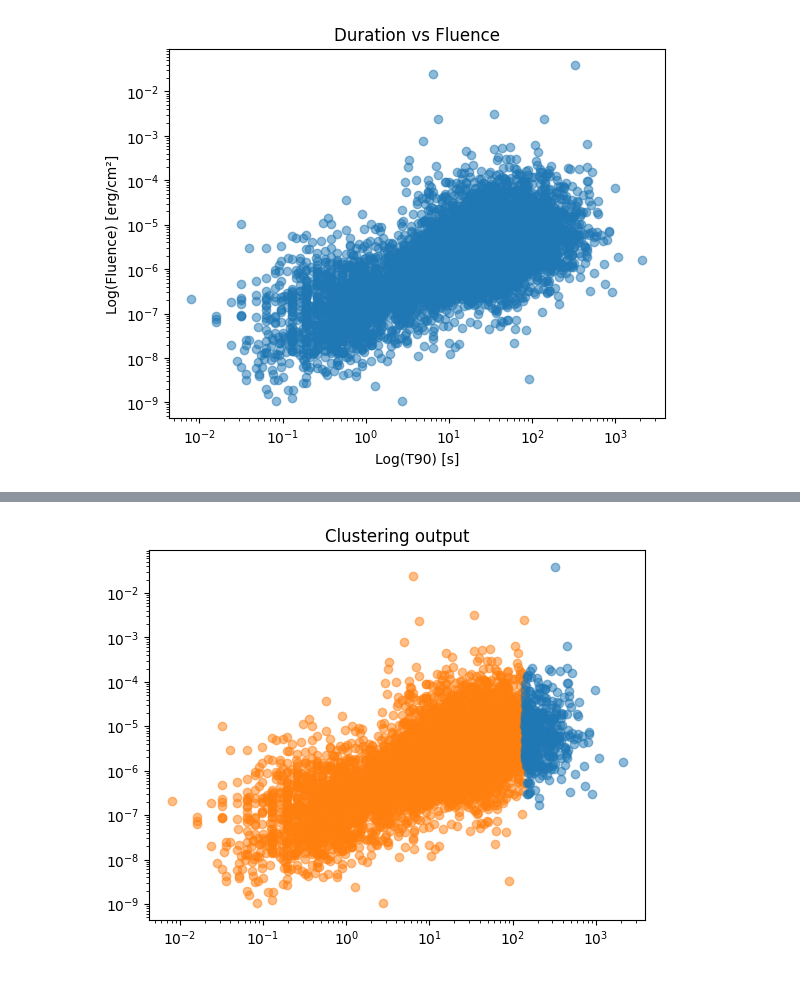
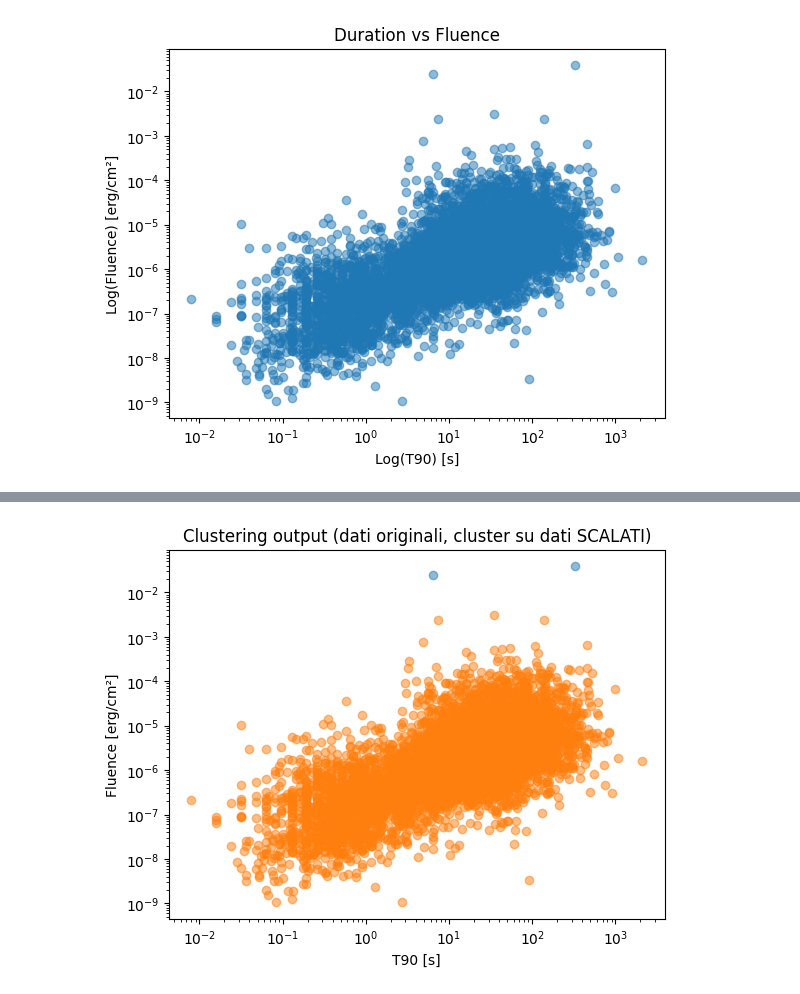
Before and after one commit to domvol/astrostatistics_bicocca_2025, a Jupyter notebook: Time_to_get_you_hands_dirty/L14_clustering.ipynb, the cells around one changed output, grey strips where cells are left out. Cells and saved outputs as stored; diff of their text form; code cells hidden in the pictures.

```diff
--- a/Time_to_get_you_hands_dirty/L14_clustering.ipynb
+++ b/Time_to_get_you_hands_dirty/L14_clustering.ipynb
@@ -86,18 +100,24 @@ Text(0.5, 1.0, 'Duration vs Fluence')
 # %%
 from sklearn.cluster import KMeans
 from sklearn import preprocessing
-clf = KMeans(n_clusters=2, n_init='auto') #Try 2 clusters to start with
-clf.fit(X)
-centers = clf.cluster_centers_ #location of the clusters
-labels = clf.predict(X) #labels for each of the points
 
-# plot the data color-coded by cluster id
+scaler = preprocessing.StandardScaler()
+X_scaled = scaler.fit_transform(X)  # QUI avviene il vero scaling
+
+clf = KMeans(n_clusters=2, n_init='auto')
+clf.fit(X_scaled)
+labels = clf.predict(X_scaled)
+
+# Plot: attenzione, se vuoi vedere i cluster sui dati originali va bene plottare X,
+# ma usa sempre labels generati da fit/predict sui dati SCALATI.
 colors = ['C1', 'C0']
 for ii in range(2):
-    plt.scatter(X[labels==ii,0], X[labels==ii,1],
-                color=colors[ii],alpha=0.5)
-    plt.yscale('log')
-    plt.xscale('log')
-plt.title('Clustering output');
+    plt.scatter(X[labels==ii,0], X[labels==ii,1], color=colors[ii], alpha=0.5)
+plt.yscale('log')
+plt.xscale('log')
+plt.xlabel('T90 [s]')
+plt.ylabel('Fluence [erg/cm²]')
+plt.title('Clustering output (dati originali, cluster su dati SCALATI)')
+plt.show()
 # %% [output]
-[figure, old version]
+[figure, new version]
```
Also changed, not shown: parts of 2 cells of this notebook.
